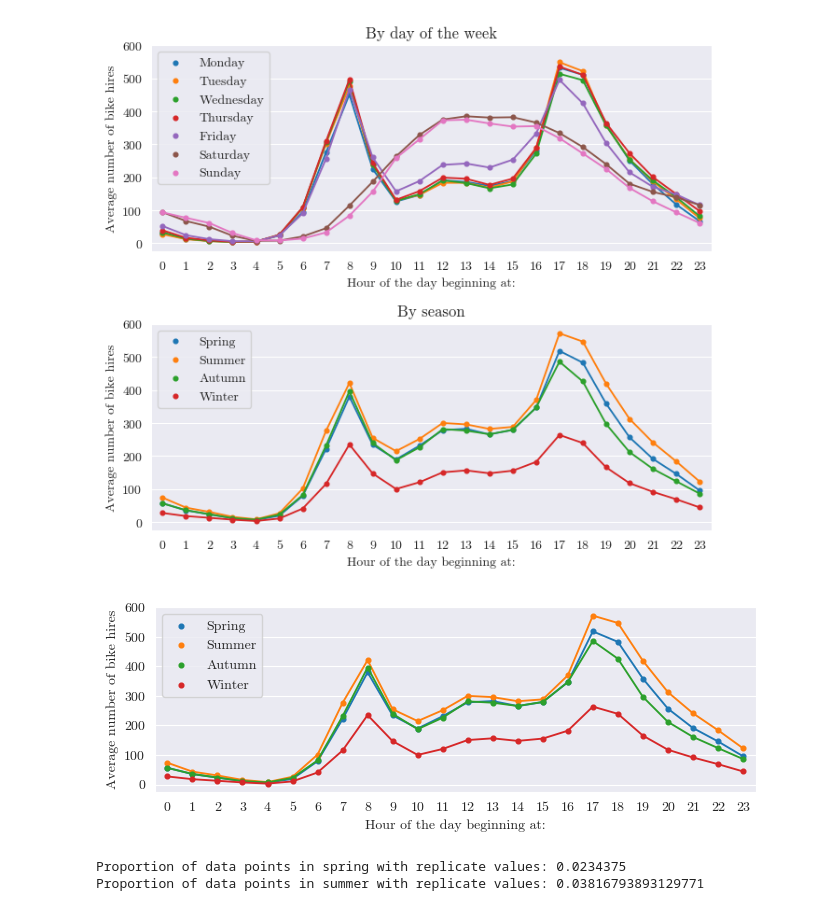
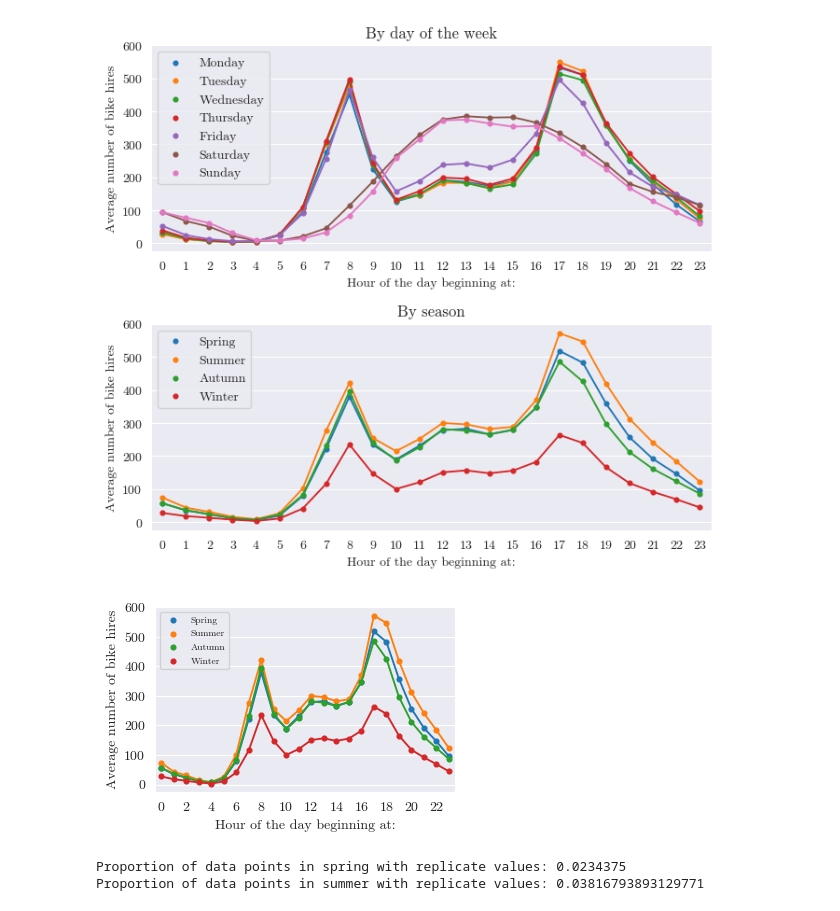
Before and after one commit to rorycreedon/stat0032_assignment, a Jupyter notebook: task_1.ipynb, the cells around one changed output. Drawn from its saved outputs; the diff is of its cells as text; code cells hidden in the pictures.

```diff
--- a/task_1.ipynb
+++ b/task_1.ipynb
@@ -236,36 +236,36 @@ fig.savefig('plots/Hourly distribution charts.png', bbox_inches="tight")
 [figure]
 # %%
 # BY SEASON CHART ONLY
-fig, ax= plt.subplots(figsize=(7.75,0.8*3))
+fig, ax= plt.subplots(figsize=(7.75/2,0.8*3))
 
 # Mapping seasons
 s_map = {1: 'Winter', 2: 'Spring', 3: 'Summer', 4: 'Autumn'}
 hour_data['season_name'] = hour_data.season.map(s_map)
 
 # Plotting by hour - by season
 sns.pointplot(data=hour_data[['hr', 'cnt','season_name']],
               x='hr',
               y='cnt',
               hue='season_name',
               hue_order=['Spring', 'Summer', 'Autumn', 'Winter'],
               errorbar=None,
               ax=ax,
               scale = 0.5)
 
 # Label and title settings for plot by season
 ax.set_title(None)
 ax.set_ylabel("Average number of bike hires")
 ax.set_xlabel("Hour of the day beginning at:")
-ax.legend(loc = 'upper left')
+ax.legend(loc = 'upper left', fontsize = 'x-small')
 ax.grid(visible=True, axis = 'y')
-#ax.set_xticks(ticks = [i for i in range(0,24,2)])
+ax.set_xticks(ticks = [i for i in range(0,24,2)])
 ax.set_yticks(ticks = [i for i in range(0,700,100)])
 
 # Save plot
 plt.subplots_adjust(hspace=0.35)
 fig.savefig('plots/Hourly distribution charts - by season.png', bbox_inches="tight")
 # %% [output]
-[figure, old version]
+[figure, new version]
 # %%
 # Amount of replicate data
 same_table_spring = peak_evenings_daily[peak_evenings_daily.season==2].duplicated(subset = ['sum']).value_counts()
```
Also changed, not shown: 1 other file.
